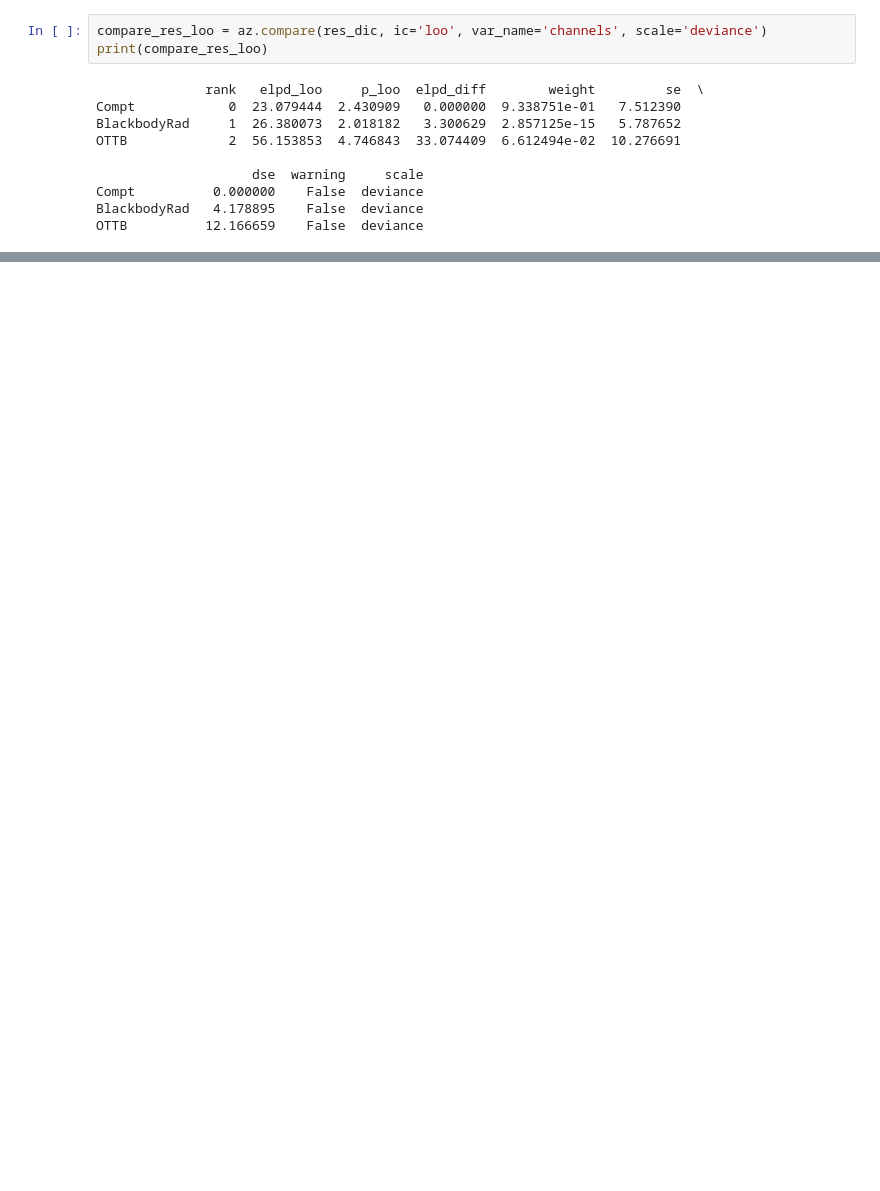
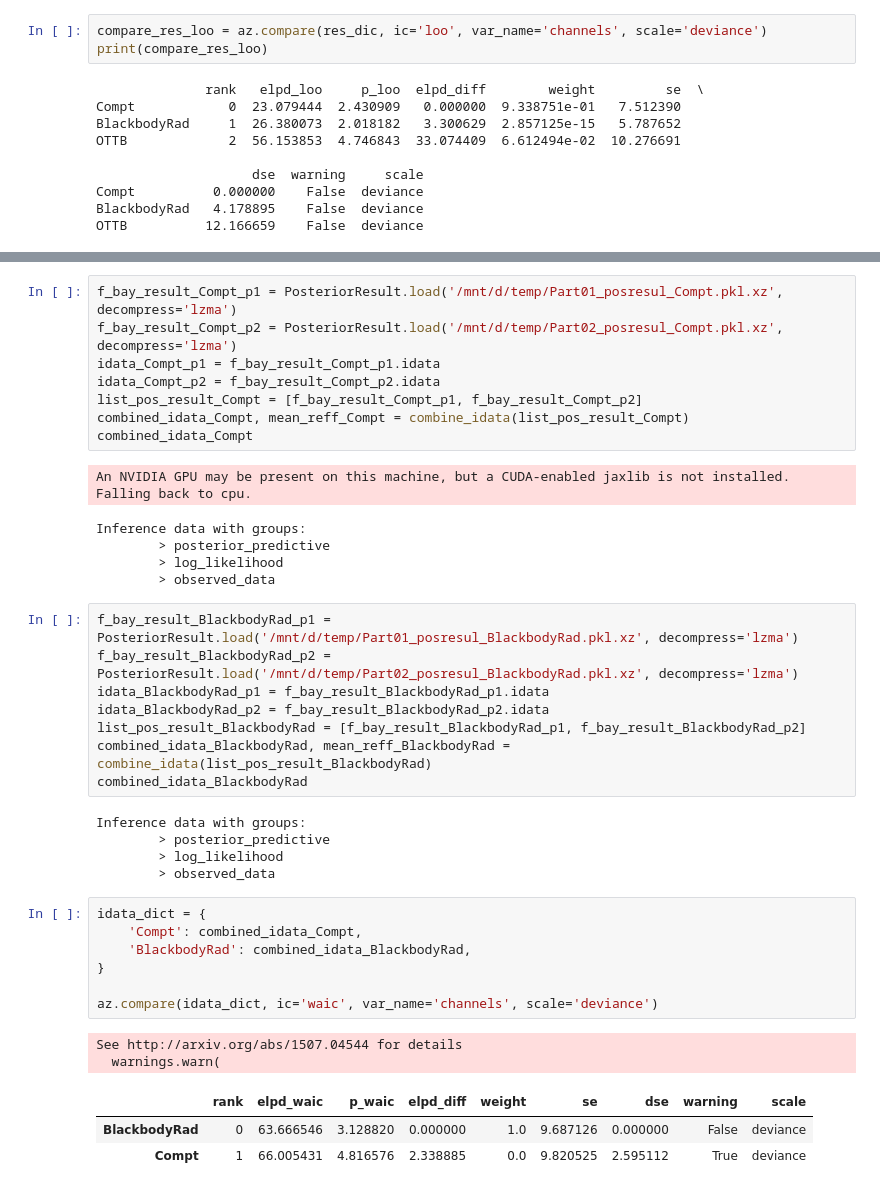
Before and after one commit to xiesl97/elisa, a Jupyter notebook: example/compare_pos_results.ipynb, the cells around one changed output, grey strips where cells are left out. Saved outputs shown, nothing was run; the diff lists cells and outputs as text; blank space fills up the shorter version.

Commit message:
Combine pos results

```diff
--- a/example/compare_pos_results.ipynb
+++ b/example/compare_pos_results.ipynb
@@ -42,0 +119,40 @@ OTTB          12.166659    False  deviance
+# %%
+f_bay_result_Compt_p1 = PosteriorResult.load('/mnt/d/temp/Part01_posresul_Compt.pkl.xz', decompress='lzma')
+f_bay_result_Compt_p2 = PosteriorResult.load('/mnt/d/temp/Part02_posresul_Compt.pkl.xz', decompress='lzma')
+idata_Compt_p1 = f_bay_result_Compt_p1.idata
+idata_Compt_p2 = f_bay_result_Compt_p2.idata
+list_pos_result_Compt = [f_bay_result_Compt_p1, f_bay_result_Compt_p2]
+combined_idata_Compt, mean_reff_Compt = combine_idata(list_pos_result_Compt)
+combined_idata_Compt
+# %% [output]
+An NVIDIA GPU may be present on this machine, but a CUDA-enabled jaxlib is not installed. Falling back to cpu.
+Inference data with groups:
+        > posterior_predictive
+        > log_likelihood
+        > observed_data
+# %%
+f_bay_result_BlackbodyRad_p1 = PosteriorResult.load('/mnt/d/temp/Part01_posresul_BlackbodyRad.pkl.xz', decompress='lzma')
+f_bay_result_BlackbodyRad_p2 = PosteriorResult.load('/mnt/d/temp/Part02_posresul_BlackbodyRad.pkl.xz', decompress='lzma')
+idata_BlackbodyRad_p1 = f_bay_result_BlackbodyRad_p1.idata
+idata_BlackbodyRad_p2 = f_bay_result_BlackbodyRad_p2.idata
+list_pos_result_BlackbodyRad = [f_bay_result_BlackbodyRad_p1, f_bay_result_BlackbodyRad_p2]
+combined_idata_BlackbodyRad, mean_reff_BlackbodyRad = combine_idata(list_pos_result_BlackbodyRad)
+combined_idata_BlackbodyRad
+# %% [output]
+Inference data with groups:
+        > posterior_predictive
+        > log_likelihood
+        > observed_data
+# %%
+idata_dict = {
+    'Compt': combined_idata_Compt,
+    'BlackbodyRad': combined_idata_BlackbodyRad,
+}
+
+az.compare(idata_dict, ic='waic', var_name='channels', scale='deviance')
+# %% [output]
+See http://arxiv.org/abs/1507.04544 for details
+  warnings.warn(
+|  | rank | elpd_waic | p_waic | elpd_diff | weight | se | dse | warning | scale |
+| BlackbodyRad | 0 | 63.666546 | 3.128820 | 0.000000 | 1.0 | 9.687126 | 0.000000 | False | deviance |
+| Compt | 1 | 66.005431 | 4.816576 | 2.338885 | 0.0 | 9.820525 | 2.595112 | True | deviance |
```
Also changed, not shown: parts of 4 cells of this notebook.
